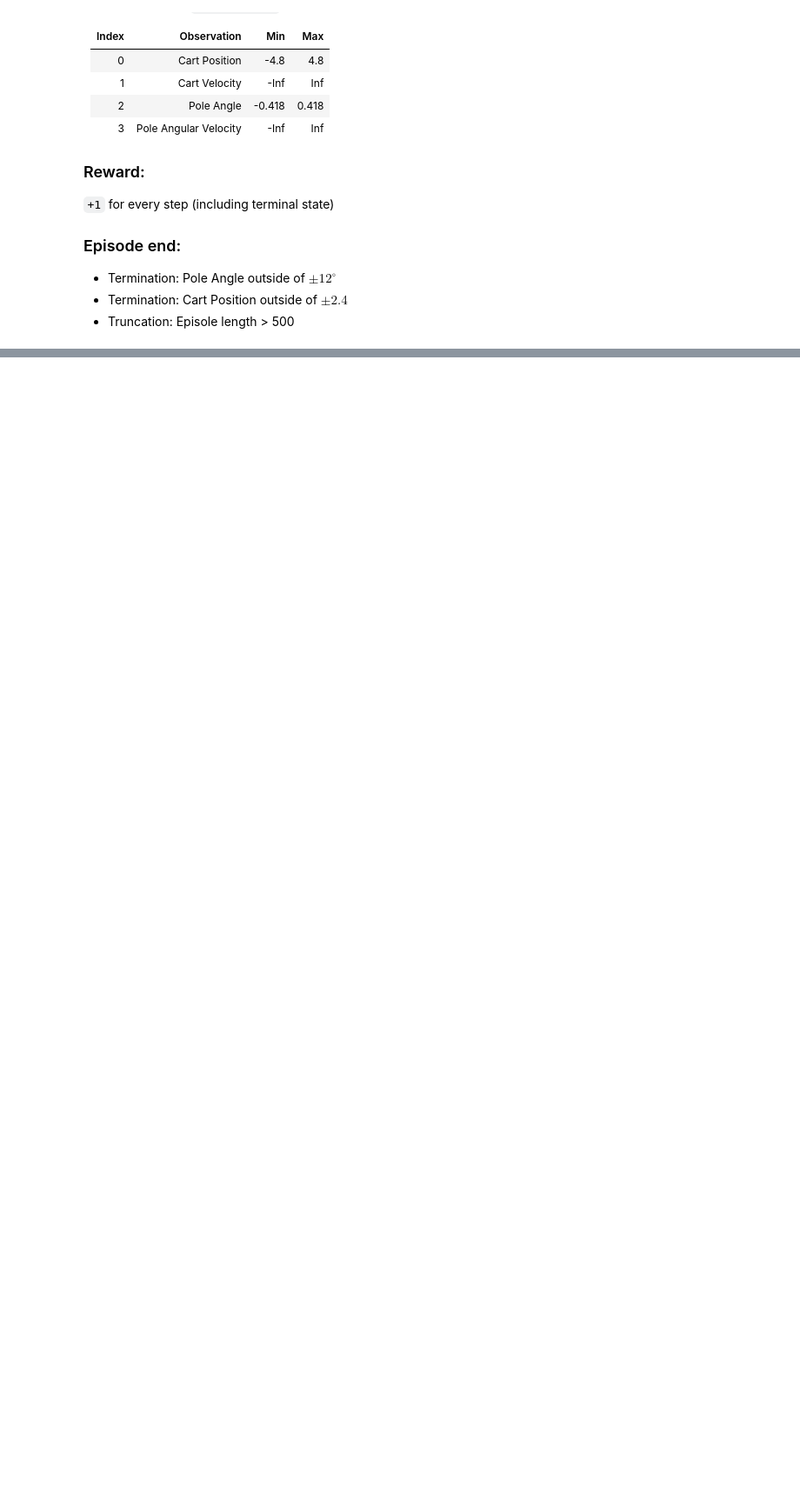
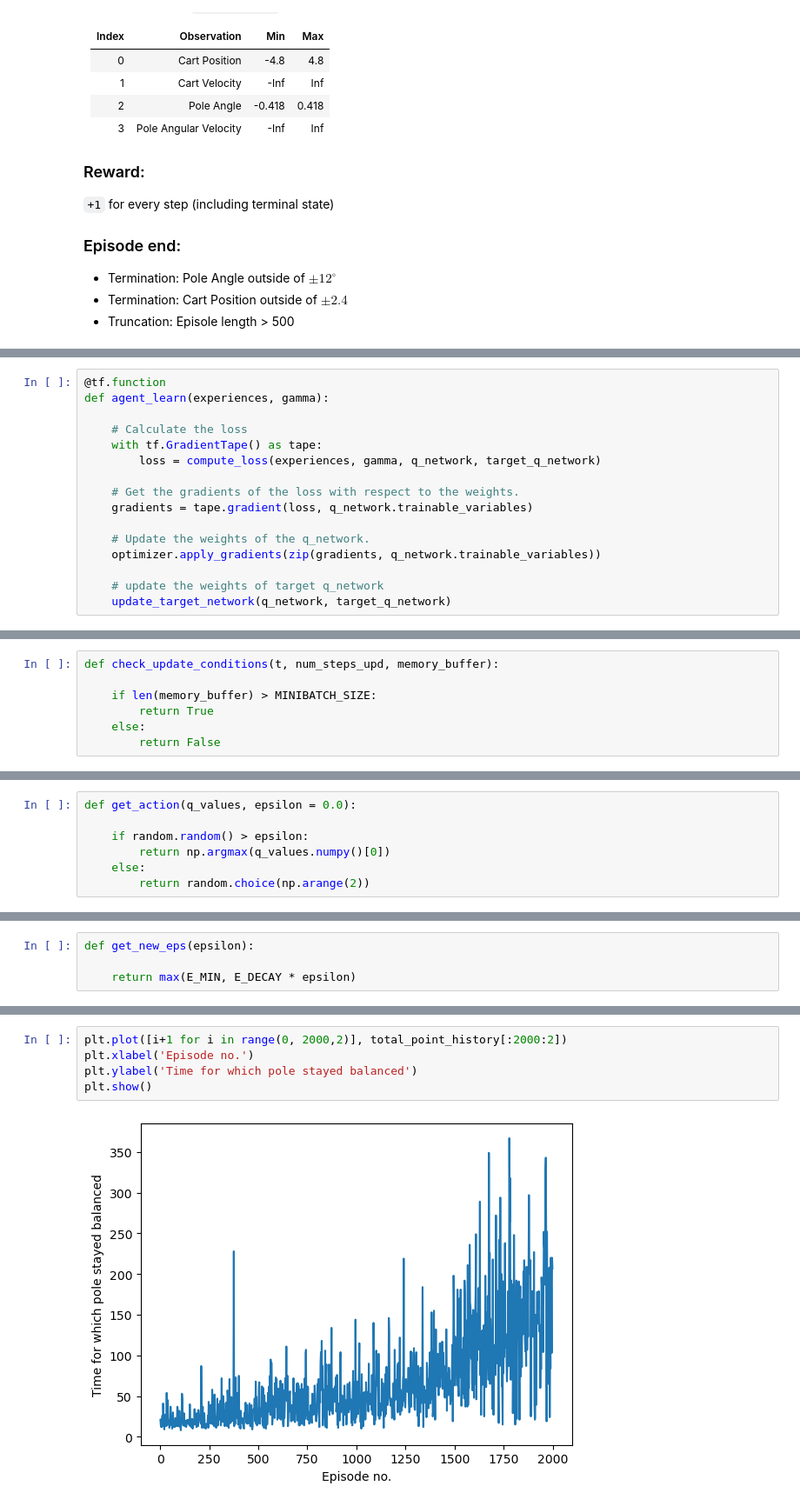
Before and after one commit to tuanisworkingonsomeprojects/SC3000PoleBalance, a Jupyter notebook: Training.ipynb, the cells around one changed output, grey strips where cells are left out. Shown at 87% size. Cells and saved outputs as stored; diff of their text form; blank space fills up the shorter version.

```diff
--- a/Training.ipynb
+++ b/Training.ipynb
@@ -83,0 +240,16 @@ PUSH_RIGHT = 1
+# %%
+@tf.function
+def agent_learn(experiences, gamma):
+
+    # Calculate the loss
+    with tf.GradientTape() as tape:
+        loss = compute_loss(experiences, gamma, q_network, target_q_network)
+
+    # Get the gradients of the loss with respect to the weights.
+    gradients = tape.gradient(loss, q_network.trainable_variables)
+
+    # Update the weights of the q_network.
+    optimizer.apply_gradients(zip(gradients, q_network.trainable_variables))
+
+    # update the weights of target q_network
+    update_target_network(q_network, target_q_network)
@@ -83,0 +258,7 @@ PUSH_RIGHT = 1
+# %%
+def check_update_conditions(t, num_steps_upd, memory_buffer):
+
+    if len(memory_buffer) > MINIBATCH_SIZE:
+        return True
+    else:
+        return False
@@ -83,0 +270,7 @@ PUSH_RIGHT = 1
+# %%
+def get_action(q_values, epsilon = 0.0):
+
+    if random.random() > epsilon:
+        return np.argmax(q_values.numpy()[0])
+    else:
+        return random.choice(np.arange(2))
@@ -83,0 +279,4 @@ PUSH_RIGHT = 1
+# %%
+def get_new_eps(epsilon):
+
+    return max(E_MIN, E_DECAY * epsilon)
@@ -83,0 +405,7 @@ PUSH_RIGHT = 1
+# %%
+plt.plot([i+1 for i in range(0, 2000,2)], total_point_history[:2000:2])
+plt.xlabel('Episode no.')
+plt.ylabel('Time for which pole stayed balanced')
+plt.show()
+# %% [output]
+[figure, added]
```
Also changed, not shown: parts of 23 cells of this notebook, 5 other files.
